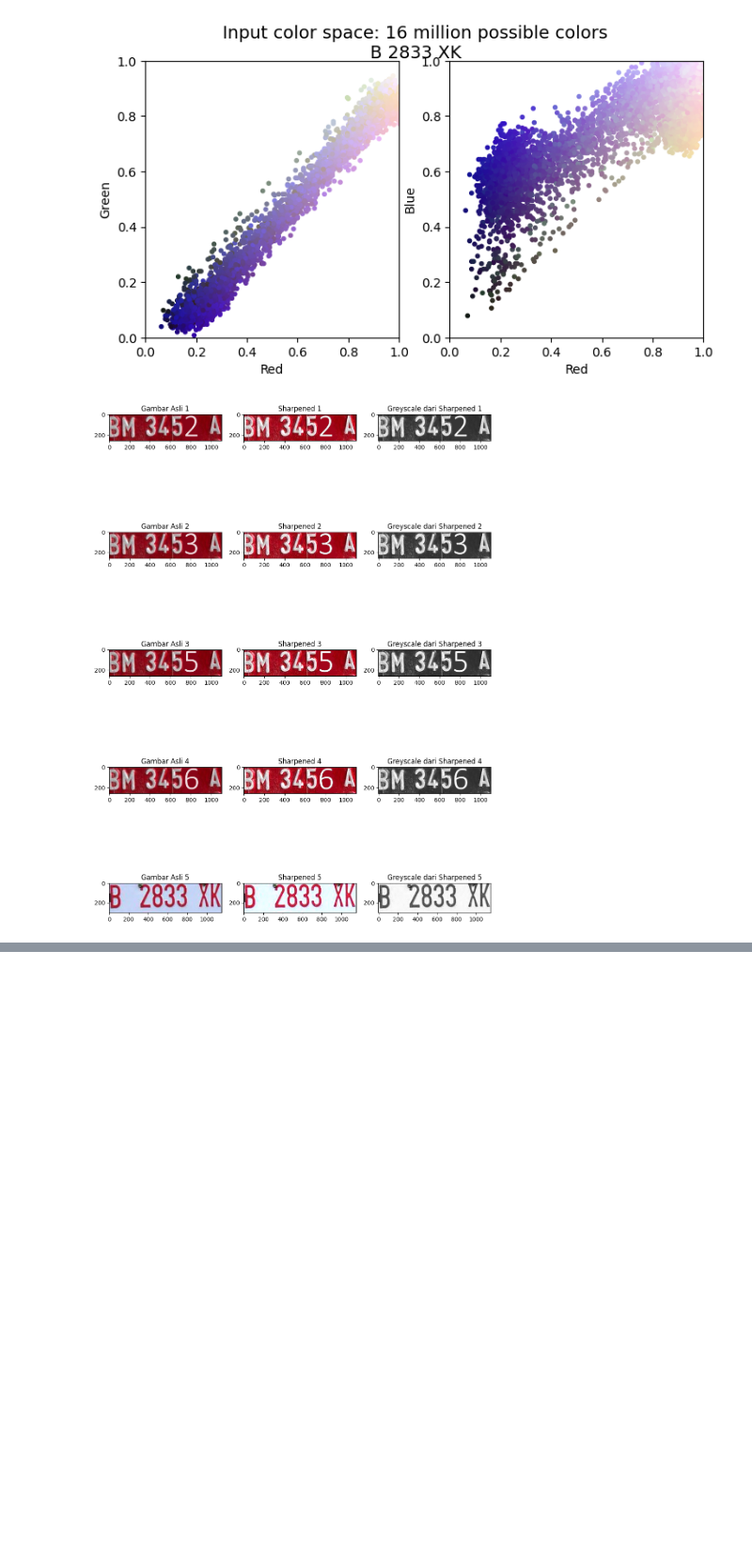
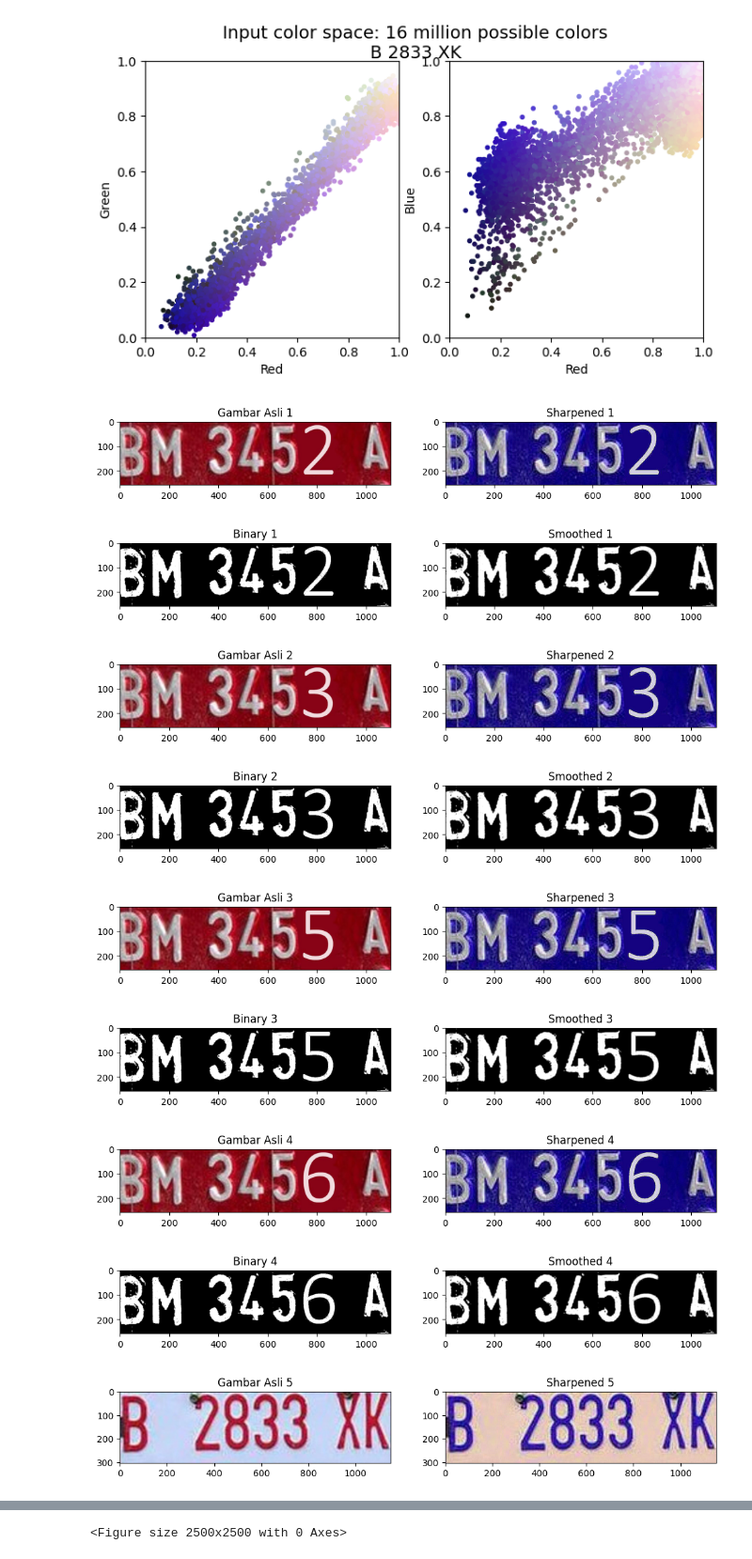
Before and after one commit to alvianfirdaus/Kelompok3_ML, a Jupyter notebook: UTS/Febrian Dani Rtg.ipynb, the cells around one changed output, grey strips where cells are left out. Shown at 94% size. Saved outputs shown, nothing was run; the diff lists cells and outputs as text; code cells hidden in the pictures; blank space fills up the shorter version.

```diff
--- a/UTS/Febrian Dani Rtg.ipynb
+++ b/UTS/Febrian Dani Rtg.ipynb
@@ -144,50 +144,61 @@ plot_pixels(data_5, title + '\n' + description)
 [figure]
 [figure]
 # %%
-import cv2
-import matplotlib.pyplot as plt
-import numpy as np
+from sklearn.cluster import KMeans
 
-# Anda harus memiliki img_1 hingga img_5 sebelum menjalankan perulangan ini.
 img_list = [img_1, img_2, img_3, img_4, img_5]
 
 data_list = []
 
-# Tentukan ukuran gambar
-plt.figure(figsize=(12, 18))
+# Tentukan matriks 3x3 untuk sharpening_filter
+sharpening_filter = np.array([[-1.046, -1.01, -1],
+                              [-1, 9, -1],
+                              [-1, -1, -1]], dtype=np.float32)
 
 # Loop untuk menampilkan perbandingan gambar
 for i, img in enumerate(img_list):
-    # Konversi citra ke citra skala abu-abu
-    grey_image = cv2.cvtColor(img, cv2.COLOR_BGR2GRAY)
-
     # Tampilkan gambar asli di sebelah kiri
-    plt.subplot(5, 3, i * 3 + 1)
+    plt.figure(figsize=(25, 25))
+    plt.subplot(5, 4, i * 4 + 1)
     plt.imshow(cv2.cvtColor(img, cv2.COLOR_BGR2RGB))
     plt.title(f"Gambar Asli {i+1}")
     plt.axis('on')
 
-    # Tampilkan gambar yang telah di-sharpen di tengah
-    img_rgb = cv2.cvtColor(img, cv2.COLOR_BGR2RGB)
-    sharpening_filter = np.array([[-1, -1, -1],
-                                  [-1, 9.2, -1],
-                                  [-1, -1, -1]], dtype=np.float32)
-    sharpened_image = cv2.filter2D(img_rgb, -1, sharpening_filter)
-
-    plt.subplot(5, 3, i * 3 + 2)
+    # Terapkan sharpening filter pada gambar
+    sharpened_image = cv2.filter2D(img, -1, sharpening_filter)
+    plt.subplot(5, 4, i * 4 + 2)
     plt.imshow(sharpened_image)
     plt.title(f"Sharpened {i+1}")
     plt.axis('on')
 
-    # Tampilkan citra skala abu-abu dari gambar yang telah di-sharpen di sebelah kanan
+    # Terapkan thresholding pada gambar yang telah di-sharpen
     grey_sharpened_image = cv2.cvtColor(sharpened_image, cv2.COLOR_RGB2GRAY)
+    ret, binary_image = cv2.threshold(grey_sharpened_image, 128, 255, cv2.THRESH_BINARY)
+    plt.figure(figsize=(25, 25))
+    plt.subplot(5, 4, i * 4 + 3)
+    plt.imshow(binary_image, cmap='gray')
+    plt.title(f"Binary {i+1}")
+    plt.axis('on')
 
-    plt.subplot(5, 3, i * 3 + 3)
-    plt.imshow(grey_sharpened_image, cmap='gray')
-    plt.title(f"Greyscale dari Sharpened {i+1}")
+    # Terapkan smoothing (misalnya, Gaussian Blur) pada gambar biner
+    smoothed_image = cv2.GaussianBlur(binary_image, (5, 5), 0)
+    plt.subplot(5, 4, i * 4 + 4)
+    plt.imshow(smoothed_image, cmap='gray')
+    plt.title(f"Smoothed {i+1}")
     plt.axis('on')
-    data_list.append(grey_sharpened_image)
 
+    data_list.append(smoothed_image)
+
+plt.figure(figsize=(25, 25))
+plt.tight_layout()
 plt.show()
 # %% [output]
-[figure, old version]
+[figure, new version]
+[figure, added]
+[figure, added]
+[figure, added]
+[figure, added]
+[figure, added]
+[figure, added]
+[figure, added]
+[figure, added]
@@ -194 +206,2 @@ plt.show()
+<Figure size 2500x2500 with 0 Axes>
 # %%
```
Also changed, not shown: parts of 5 cells of this notebook.
